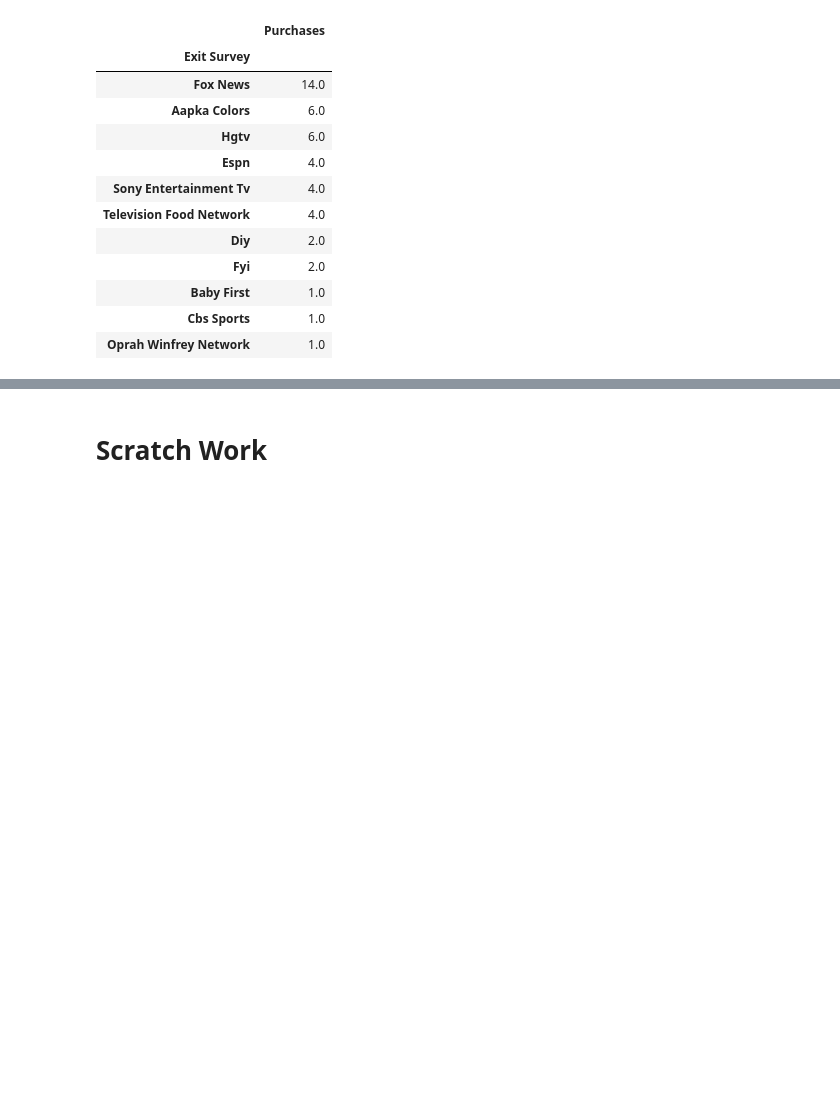
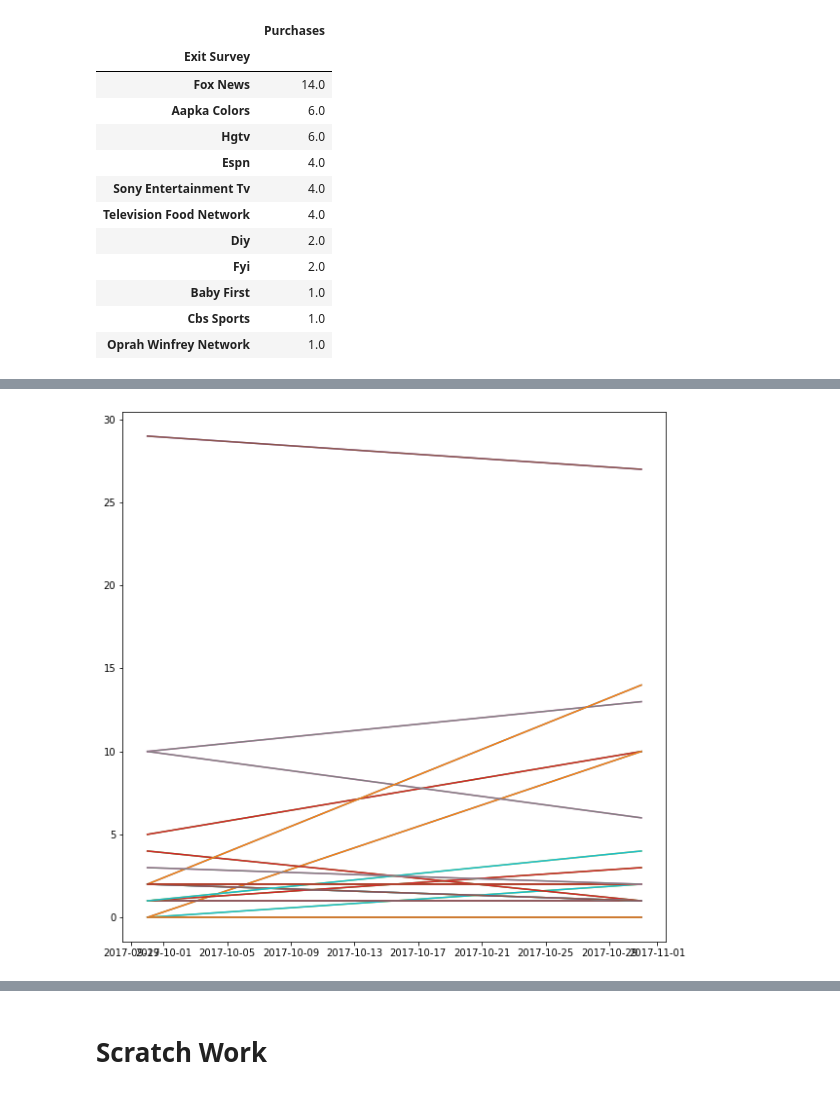
Before and after one commit to papir805/telepulse_ad_campaign_report, a Jupyter notebook: new_takehome_quiz_answers_with_presentation.ipynb, the cells around one changed output, grey strips where cells are left out. Saved outputs shown, nothing was run; the diff lists cells and outputs as text; code cells hidden in the pictures; blank space fills up the shorter version.

```diff
--- a/new_takehome_quiz_answers_with_presentation.ipynb
+++ b/new_takehome_quiz_answers_with_presentation.ipynb
@@ -1278,0 +1345,12 @@ ax.invert_yaxis();
+# %%
+channel_names = report_for_client_by_month.index.get_level_values(level=0).values
+# %%
+fig, ax = plt.subplots(1,1, figsize=(10,10))
+
+for name in channel_names:
+    temp = report_for_client_by_month.loc[(name,), :]
+    dates = report_for_client_by_month.index.get_level_values(level=1).unique().values
+    y_vals = temp['Purchases']
+    ax.plot(dates, y_vals)
+# %% [output]
+[figure, added]
```
Also changed, not shown: parts of 24 cells of this notebook, 17 other files.
